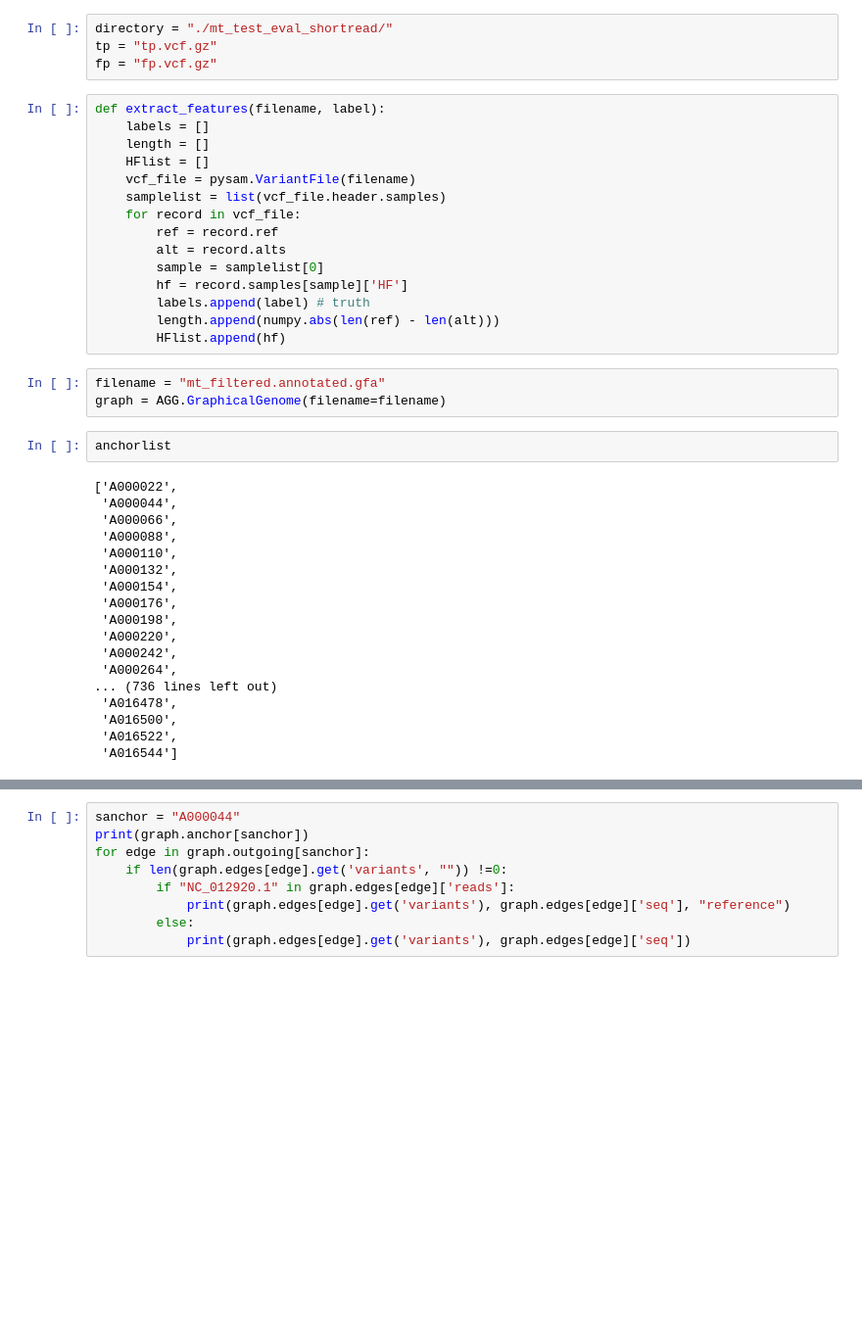
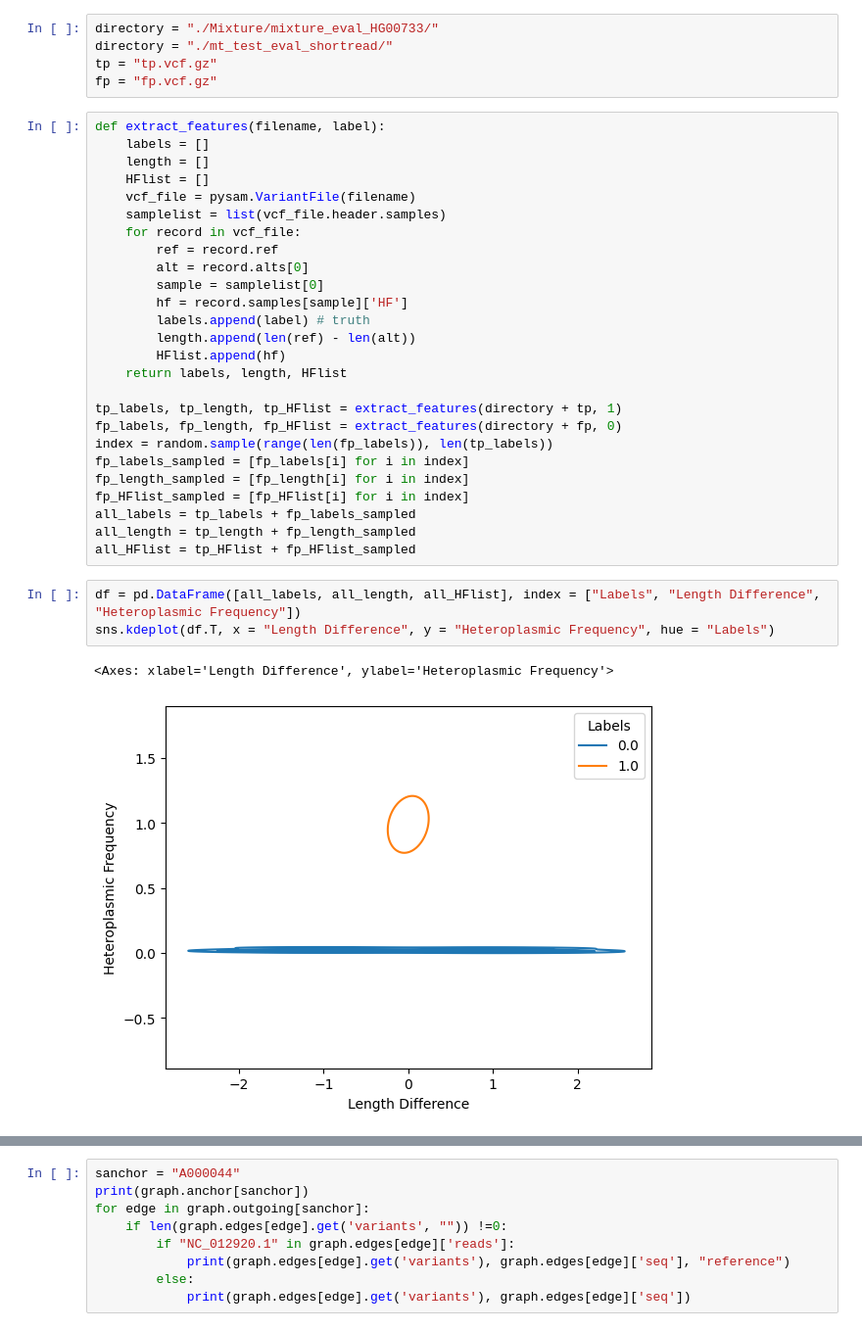
Before and after one commit to broadinstitute/mitograph, a Jupyter notebook: check_vcf.ipynb, the cells around one changed output, grey strips where cells are left out. Shown at 98% size. Drawn from its saved outputs; the diff is of its cells as text; blank space fills up the shorter version.

```diff
--- a/check_vcf.ipynb
+++ b/check_vcf.ipynb
@@ -5,4 +8,5 @@ import pysam
 # %%
+directory = "./Mixture/mixture_eval_HG00733/"
 directory = "./mt_test_eval_shortread/"
 tp = "tp.vcf.gz"
 fp = "fp.vcf.gz"
@@ -15,32 +19,26 @@ def extract_features(filename, label):
     samplelist = list(vcf_file.header.samples)
     for record in vcf_file:
         ref = record.ref
-        alt = record.alts
+        alt = record.alts[0]
         sample = samplelist[0]
         hf = record.samples[sample]['HF']
         labels.append(label) # truth
-        length.append(numpy.abs(len(ref) - len(alt)))
+        length.append(len(ref) - len(alt))
         HFlist.append(hf)
+    return labels, length, HFlist
+
+tp_labels, tp_length, tp_HFlist = extract_features(directory + tp, 1)
+fp_labels, fp_length, fp_HFlist = extract_features(directory + fp, 0)
+index = random.sample(range(len(fp_labels)), len(tp_labels))
+fp_labels_sampled = [fp_labels[i] for i in index]
+fp_length_sampled = [fp_length[i] for i in index]
+fp_HFlist_sampled = [fp_HFlist[i] for i in index]
+all_labels = tp_labels + fp_labels_sampled
+all_length = tp_length + fp_length_sampled
+all_HFlist = tp_HFlist + fp_HFlist_sampled
-# %%
-filename = "mt_filtered.annotated.gfa"
-graph = AGG.GraphicalGenome(filename=filename)
-# %%
-anchorlist
-# %% [output]
-['A000022',
- 'A000044',
- 'A000066',
- 'A000088',
- 'A000110',
- 'A000132',
- 'A000154',
- 'A000176',
- 'A000198',
- 'A000220',
- 'A000242',
- 'A000264',
-... (736 lines left out)
- 'A016478',
- 'A016500',
- 'A016522',
- 'A016544']
+# %%
+df = pd.DataFrame([all_labels, all_length, all_HFlist], index = ["Labels", "Length Difference", "Heteroplasmic Frequency"])
+sns.kdeplot(df.T, x = "Length Difference", y = "Heteroplasmic Frequency", hue = "Labels")
+# %% [output]
+<Axes: xlabel='Length Difference', ylabel='Heteroplasmic Frequency'>
+[figure, added]
```
Also changed, not shown: parts of 13 cells of this notebook, 5 other files.
